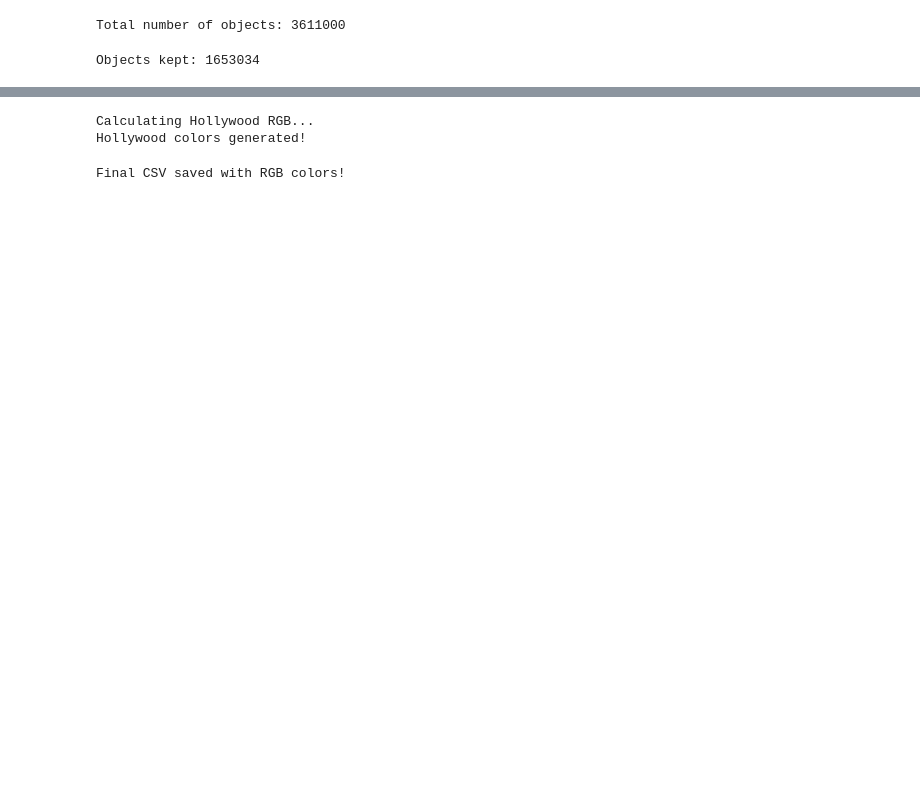
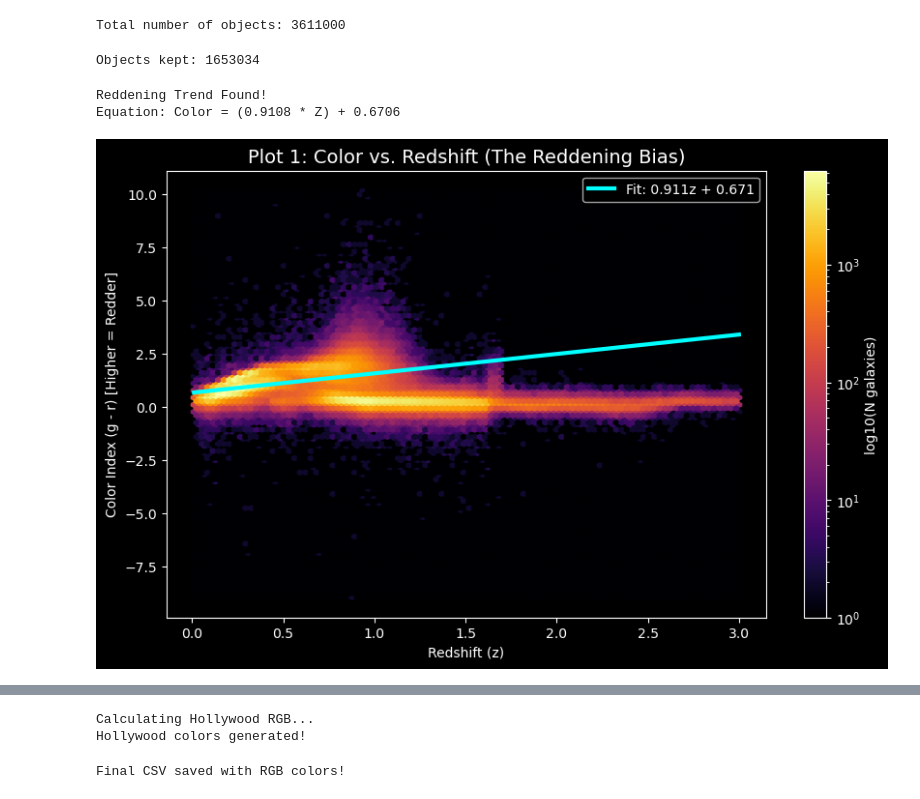
Before and after one commit to KyleDrees/desi-openspace-visualization, a Jupyter notebook: fitstocsv.ipynb, the cells around one changed output, grey strips where cells are left out. Saved outputs shown, nothing was run; the diff lists cells and outputs as text; code cells hidden in the pictures; blank space fills up the shorter version.

Commit message:
Added a ton of test graphs & color correction.

```diff
--- a/fitstocsv.ipynb
+++ b/fitstocsv.ipynb
@@ -92,3 +92,51 @@ abs_mag_r = apparent_to_absolute_magnitude(app_mag_R, redshift)
 abs_mag_z = apparent_to_absolute_magnitude(app_mag_Z, redshift)
 abs_mag_w1 = apparent_to_absolute_magnitude(app_mag_W1, redshift)
 abs_mag_w2 = apparent_to_absolute_magnitude(app_mag_W2, redshift)
+# %%
+# 1. Calculate the uncorrected color index (g - r)
+color_g_r = abs_mag_g - abs_mag_r
+
+z_vals = catalog['Z']
+color_vals = color_g_r
+
+# --- THE FIX ---
+# Create a mask to isolate the normal galaxies for our math (ignoring high-z quasars)
+math_mask = z_vals < 0.8
+z_math = z_vals[math_mask]
+color_math = color_vals[math_mask]
+
+# 2. Fit the line using ONLY the masked galaxy data
+slope, intercept = np.polyfit(z_math, color_math, 1)
+# ---------------
+
+print(f"Reddening Trend Found!")
+print(f"Equation: Color = ({slope:.4f} * Z) + {intercept:.4f}")
+
+# 3. Create Plot 1
+plt.style.use('dark_background')
+plt.figure(figsize=(10, 6))
+
+# Use hexbin for massive datasets (creates a density heatmap)
+plt.hexbin(z_vals, color_vals, gridsize=100, cmap='inferno', bins='log')
+cb = plt.colorbar()
+cb.set_label('log10(N galaxies)')
+
+# Generate the line of best fit to draw on top
+z_line = np.linspace(z_vals.min(), z_vals.max(), 100)
+color_line = (slope * z_line) + intercept
+
+# Plot the trend line in bright cyan so it pops
+plt.plot(z_line, color_line, color='cyan', linewidth=3, label=f'Fit: {slope:.3f}z + {intercept:.3f}')
+
+plt.title("Plot 1: Color vs. Redshift (The Reddening Bias)", fontsize=14)
+plt.xlabel("Redshift (z)")
+plt.ylabel("Color Index (g - r) [Higher = Redder]")
+plt.legend()
+plt.show()
+
+# Reset the style back to default
+plt.style.use('default')
+# %% [output]
+Reddening Trend Found!
+Equation: Color = (0.9108 * Z) + 0.6706
+[figure, added]
```
Also changed, not shown: parts of 3 cells of this notebook, 2 other files.
